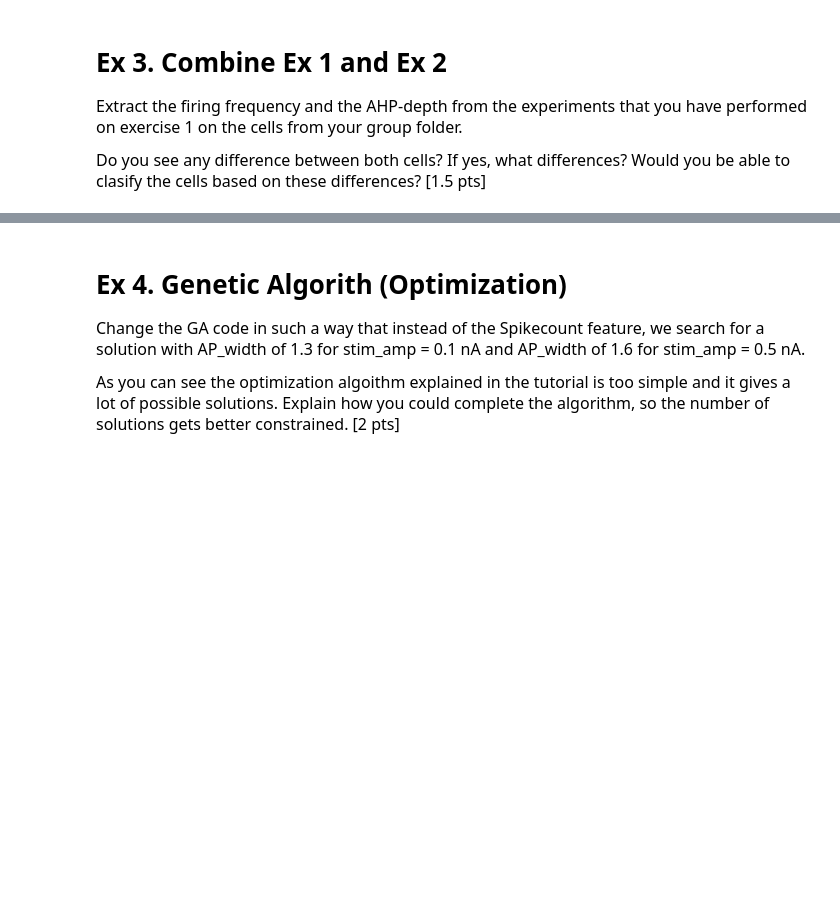
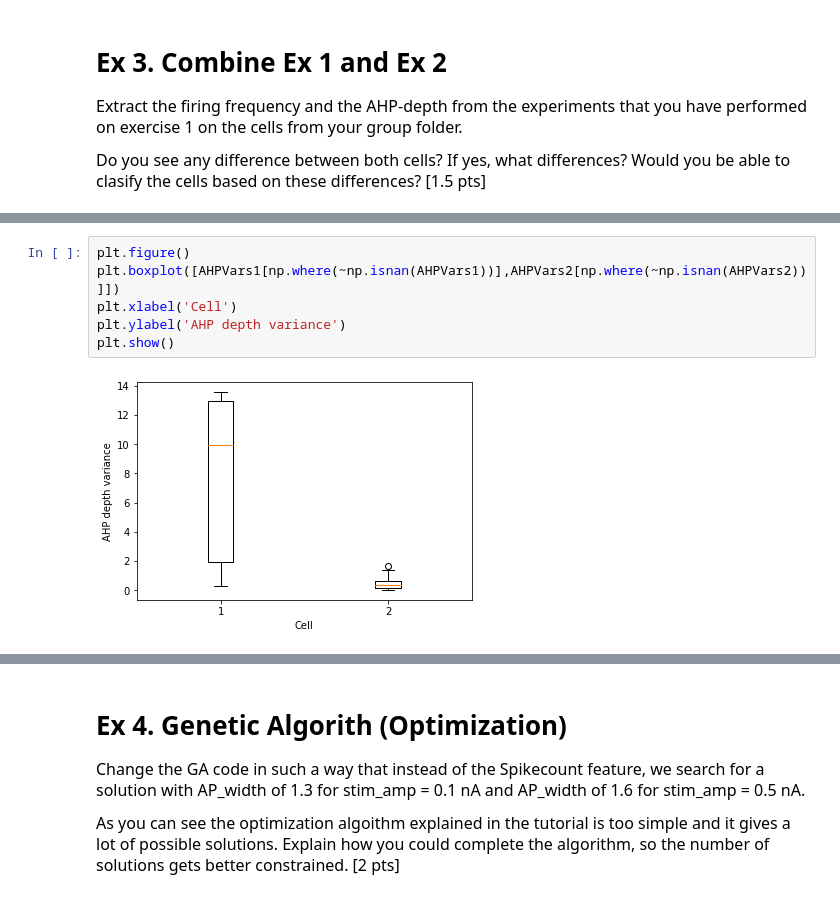
Before and after one commit to jjt20/InSilicoClass, a Jupyter notebook: my_notebooks/Week5/Week5_HomeWork.ipynb, the cells around one changed output, grey strips where cells are left out. Saved outputs shown, nothing was run; the diff lists cells and outputs as text; blank space fills up the shorter version.

```diff
--- a/my_notebooks/Week5/Week5_HomeWork.ipynb
+++ b/my_notebooks/Week5/Week5_HomeWork.ipynb
@@ -565,0 +569,8 @@ LinregressResult(slope=28.85574815836247, intercept=38.98325488467286, rvalue=0.
+# %%
+plt.figure()
+plt.boxplot([AHPVars1[np.where(~np.isnan(AHPVars1))],AHPVars2[np.where(~np.isnan(AHPVars2))]])
+plt.xlabel('Cell')
+plt.ylabel('AHP depth variance')
+plt.show()
+# %% [output]
+[figure, added]
```
Also changed, not shown: parts of 10 cells of this notebook, 1 other file.
